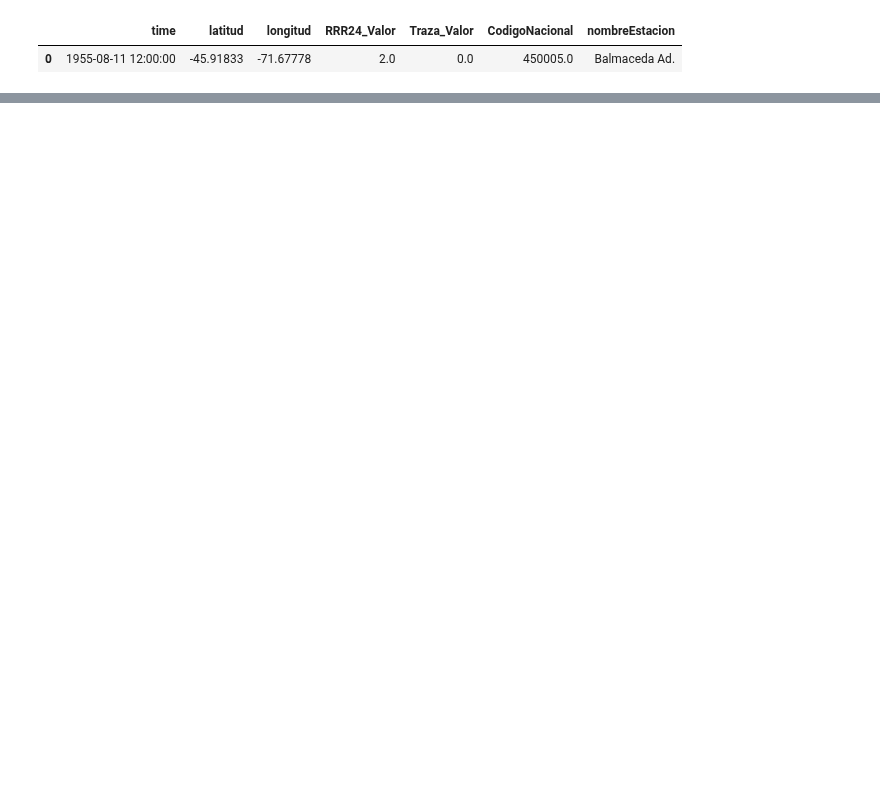
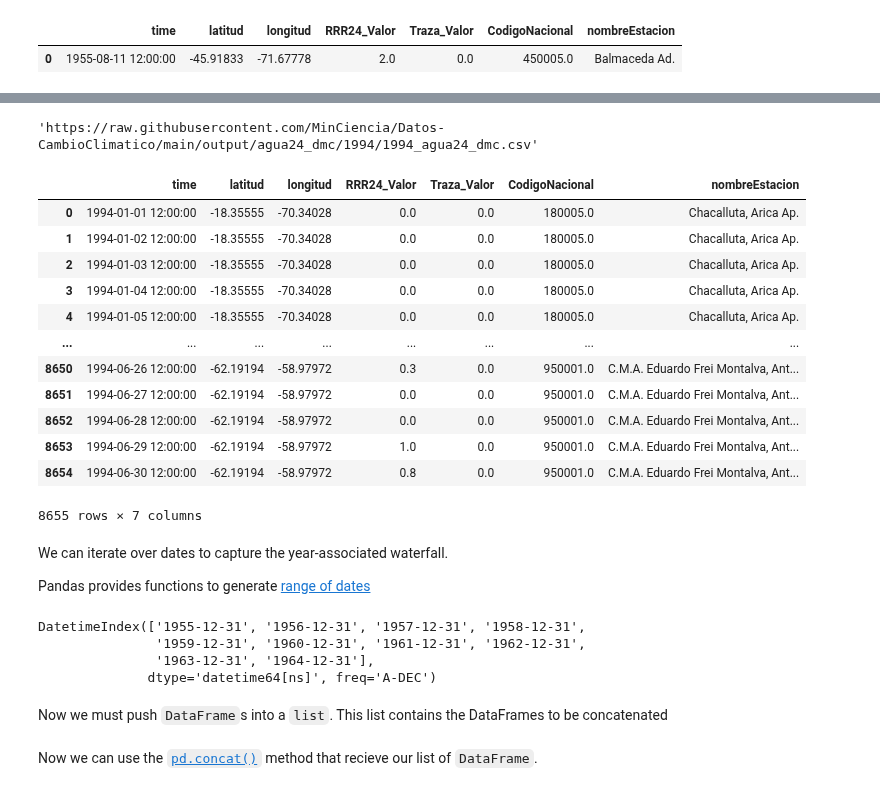
Before and after one commit to cridonoso/IntroToDataScience, a Jupyter notebook: 1.pandas.ipynb, the cells around one changed output, grey strips where cells are left out. Saved outputs shown, nothing was run; the diff lists cells and outputs as text; code cells hidden in the pictures; blank space fills up the shorter version.

```diff
--- a/1.pandas.ipynb
+++ b/1.pandas.ipynb
@@ -146,0 +149,39 @@ pd.read_csv('https://raw.githubusercontent.com/MinCiencia/Datos-CambioClimatico/
+# %%
+template_url = 'https://raw.githubusercontent.com/MinCiencia/Datos-CambioClimatico/main/output/agua24_dmc/{}/{}_agua24_dmc.csv'
+# %%
+year = 1994
+template_url.format(year, year)
+# %% [output]
+'https://raw.githubusercontent.com/MinCiencia/Datos-CambioClimatico/main/output/agua24_dmc/1994/1994_agua24_dmc.csv'
+# %%
+pd.read_csv(template_url.format(year, year))
+# %% [output]
+|  | time | latitud | longitud | RRR24_Valor | Traza_Valor | CodigoNacional | nombreEstacion |
+| 0 | 1994-01-01 12:00:00 | -18.35555 | -70.34028 | 0.0 | 0.0 | 180005.0 | Chacalluta, Arica Ap. |
+| 1 | 1994-01-02 12:00:00 | -18.35555 | -70.34028 | 0.0 | 0.0 | 180005.0 | Chacalluta, Arica Ap. |
+| 2 | 1994-01-03 12:00:00 | -18.35555 | -70.34028 | 0.0 | 0.0 | 180005.0 | Chacalluta, Arica Ap. |
+| 3 | 1994-01-04 12:00:00 | -18.35555 | -70.34028 | 0.0 | 0.0 | 180005.0 | Chacalluta, Arica Ap. |
+| 4 | 1994-01-05 12:00:00 | -18.35555 | -70.34028 | 0.0 | 0.0 | 180005.0 | Chacalluta, Arica Ap. |
+| ... | ... | ... | ... | ... | ... | ... | ... |
+| 8650 | 1994-06-26 12:00:00 | -62.19194 | -58.97972 | 0.3 | 0.0 | 950001.0 | C.M.A. Eduardo Frei Montalva, Ant... |
+| 8651 | 1994-06-27 12:00:00 | -62.19194 | -58.97972 | 0.0 | 0.0 | 950001.0 | C.M.A. Eduardo Frei Montalva, Ant... |
+| 8652 | 1994-06-28 12:00:00 | -62.19194 | -58.97972 | 0.0 | 0.0 | 950001.0 | C.M.A. Eduardo Frei Montalva, Ant... |
+| 8653 | 1994-06-29 12:00:00 | -62.19194 | -58.97972 | 1.0 | 0.0 | 950001.0 | C.M.A. Eduardo Frei Montalva, Ant... |
+| 8654 | 1994-06-30 12:00:00 | -62.19194 | -58.97972 | 0.8 | 0.0 | 950001.0 | C.M.A. Eduardo Frei Montalva, Ant... |
+8655 rows × 7 columns
+# %% [markdown]
+We can iterate over dates to capture the year-associated waterfall.
+
+Pandas provides functions to generate [range of dates](https://pandas.pydata.org/docs/reference/api/pandas.date_range.html#pandas-date-range)
+# %%
+start = '1-1-1955'
+end   = '1-1-1965'
+years_range = pd.date_range(start=start, end=end, freq ='1Y')
+years_range
+# %% [output]
+DatetimeIndex(['1955-12-31', '1956-12-31', '1957-12-31', '1958-12-31',
+               '1959-12-31', '1960-12-31', '1961-12-31', '1962-12-31',
+               '1963-12-31', '1964-12-31'],
+              dtype='datetime64[ns]', freq='A-DEC')
+# %% [markdown]
+Now we must push `DataFrame`s into a `list`. This list contains the DataFrames to be concatenated
@@ -146,0 +193,2 @@ pd.read_csv('https://raw.githubusercontent.com/MinCiencia/Datos-CambioClimatico/
+# %% [markdown]
+Now we can use the [`pd.concat()`](https://pandas.pydata.org/docs/reference/api/pandas.concat.html#pandas-concat) method that recieve our list of `DataFrame`.
```
Also changed, not shown: parts of 34 cells of this notebook, 6 other files.
